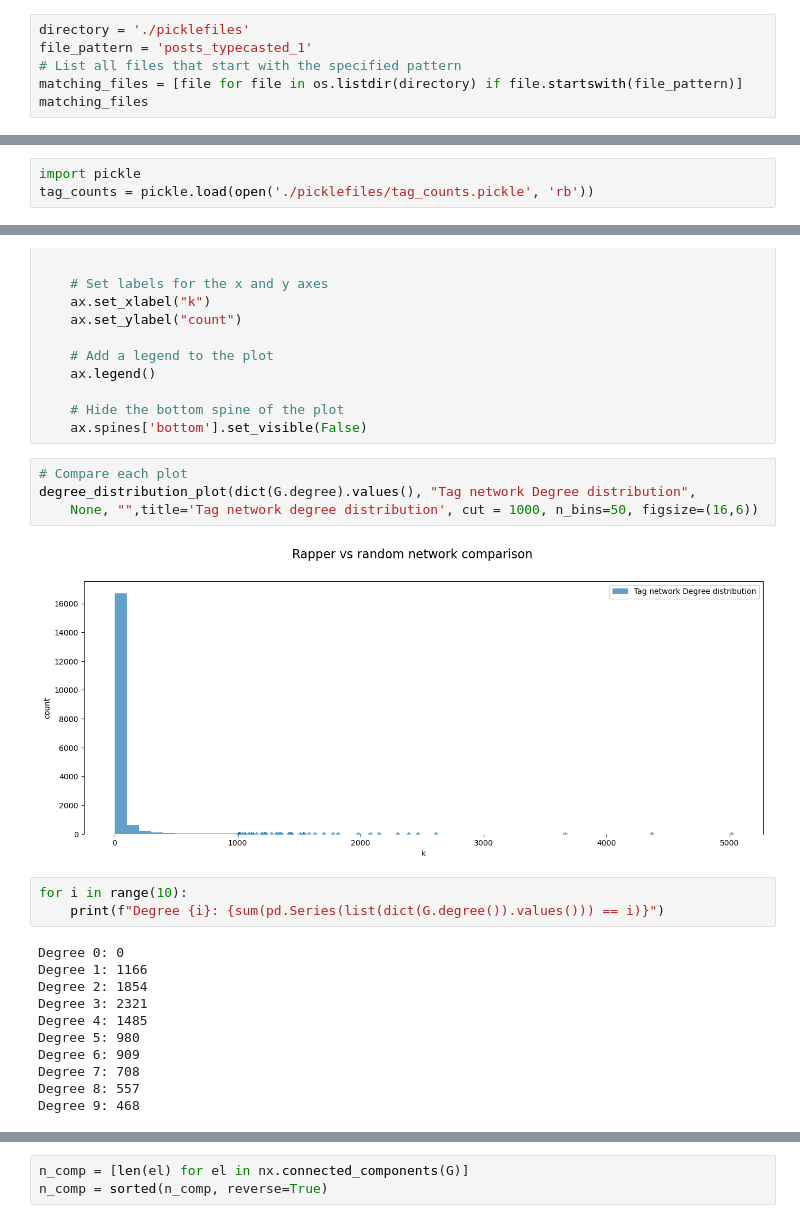
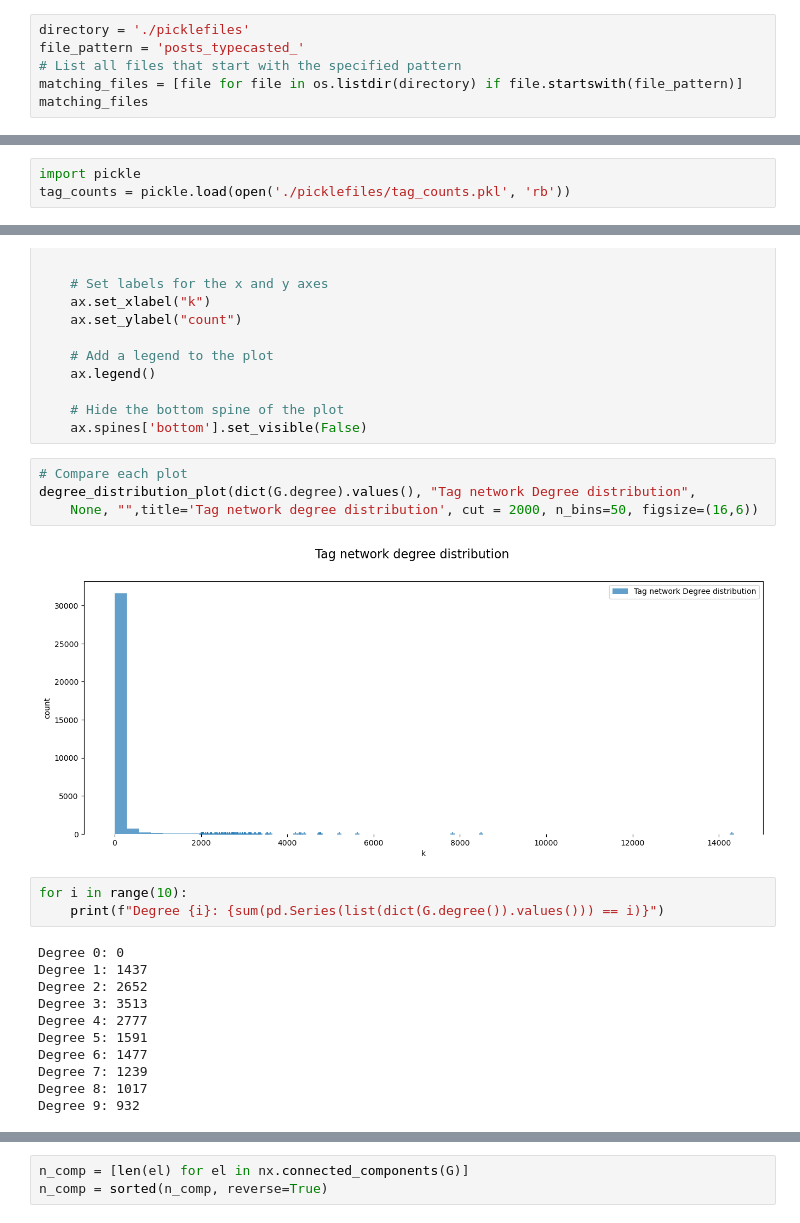
Before and after one commit to pierrehogenhaug/compToolsForDSProject, a Jupyter notebook: topics_alex.ipynb, the cells around one changed output, grey strips where cells are left out. Cells and saved outputs as stored; diff of their text form.

```diff
--- a/topics_alex.ipynb
+++ b/topics_alex.ipynb
@@ -15,7 +15,7 @@ from collections import Counter
 import os
 # %%
 directory = './picklefiles'
-file_pattern = 'posts_typecasted_1'
+file_pattern = 'posts_typecasted_'
 # List all files that start with the specified pattern
 matching_files = [file for file in os.listdir(directory) if file.startswith(file_pattern)]
 matching_files
@@ -175,3 +167,3 @@ import pickle
 # %%
 import pickle
-tag_counts = pickle.load(open('./picklefiles/tag_counts.pickle', 'rb'))
+tag_counts = pickle.load(open('./picklefiles/tag_counts.pkl', 'rb'))
@@ -269,23 +251,23 @@ def degree_distribution_plot(d1, label1, d2, label2, title="", n_bins = 100, cut
 # %%
 # Compare each plot
 degree_distribution_plot(dict(G.degree).values(), "Tag network Degree distribution",
-    None, "",title='Tag network degree distribution', cut = 1000, n_bins=50, figsize=(16,6))
+    None, "",title='Tag network degree distribution', cut = 2000, n_bins=50, figsize=(16,6))
 # %% [output]
-[figure, old version]
+[figure, new version]
 # %%
 for i in range(10):
     print(f"Degree {i}: {sum(pd.Series(list(dict(G.degree()).values())) == i)}")
 # %% [output]
 Degree 0: 0
-Degree 1: 1166
-Degree 2: 1854
-Degree 3: 2321
-Degree 4: 1485
-Degree 5: 980
-Degree 6: 909
-Degree 7: 708
-Degree 8: 557
-Degree 9: 468
+Degree 1: 1437
+Degree 2: 2652
+Degree 3: 3513
+Degree 4: 2777
+Degree 5: 1591
+Degree 6: 1477
+Degree 7: 1239
+Degree 8: 1017
+Degree 9: 932
 # %%
 print(f"Number of nodes: {G.number_of_nodes()}")
 print(f"Number of edges: {G.number_of_edges()}")
```
Also changed, not shown: parts of 36 cells of this notebook, 1 other file.
